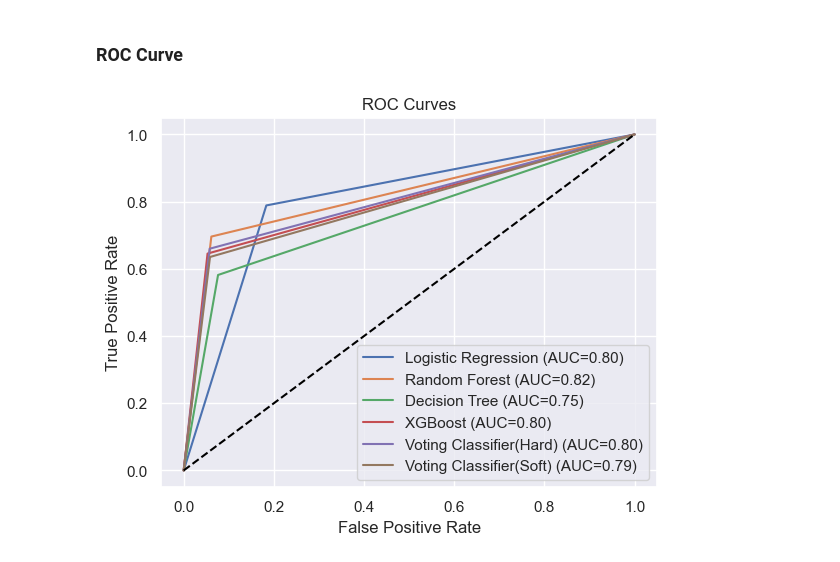
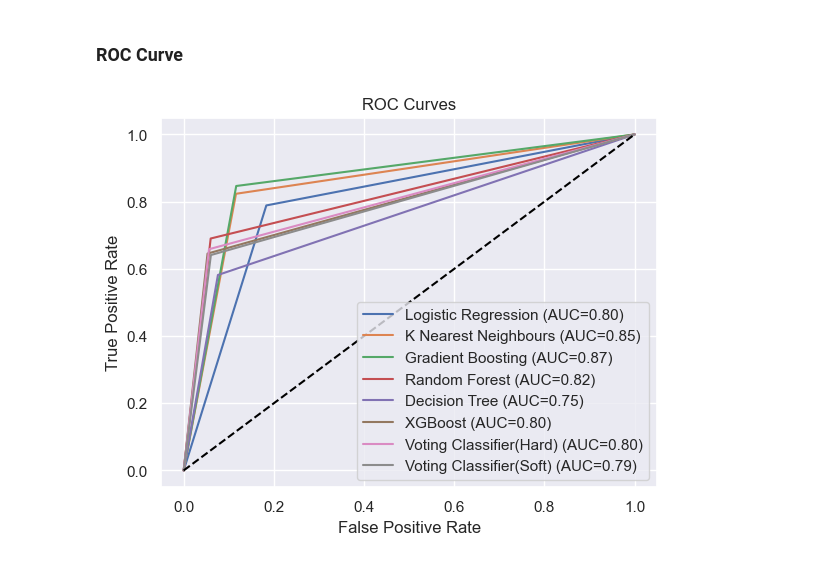
Before and after one commit to singhanuj695/Data-glacier-Group-Project, a Jupyter notebook: Week-12/Week_12.ipynb, the cells around one changed output. Cells and saved outputs as stored; diff of their text form; code cells hidden in the pictures.

```diff
--- a/Week-12/Week_12.ipynb
+++ b/Week-12/Week_12.ipynb
@@ -739,31 +739,34 @@ best_accuracy_dict
 # %%
 
 models = [
     log,
+    knn,
+    gb,
     best_random_forest_model,
     best_dtree_model,
     best_xgb_model,
     voting_hard_best,
     voting_soft_best
 ]
 
 y_preds = [model.predict(X_test) for model in models]
 
 roc_curves = [roc_curve(Y_test, y_pred) for y_pred in y_preds]
 auc_scores = [auc(roc_curve[0], roc_curve[1]) for roc_curve in roc_curves]
+model_name = ['Logistic Regression','K Nearest Neighbours','Gradient Boosting', 'Random Forest', 'Decision Tree', 'XGBoost', 'Voting Classifier(Hard)', 'Voting Classifier(Soft)']
 
 fig, ax = plt.subplots()
-for roc_curve, auc_score, model_name in zip([roc_curve_log, roc_curve_rf, roc_curve_dt, roc_curve_xgb, roc_curve_hard, roc_curve_soft], [auc_score_log, auc_score_rf, auc_score_dt, auc_score_xgb, auc_score_hard, auc_score_soft], ['Logistic Regression', 'Random Forest', 'Decision Tree', 'XGBoost', 'Voting Classifier(Hard)', 'Voting Classifier(Soft)']):
+for roc_curve, auc_score, model_name in zip (roc_curves,auc_scores,model_name):
     ax.plot(roc_curve[0], roc_curve[1], label=f"{model_name} (AUC={auc_score:.2f})")
 
 plt.plot([0, 1], [0, 1.0], '--', color='black')
 
 
 ax.set_title("ROC Curves")
 ax.set_xlabel("False Positive Rate")
 ax.set_ylabel("True Positive Rate")
 ax.legend()
 
 plt.show()
 # %% [output]
-[figure, old version]
+[figure, new version]
```
Also changed, not shown: parts of 3 cells of this notebook.
